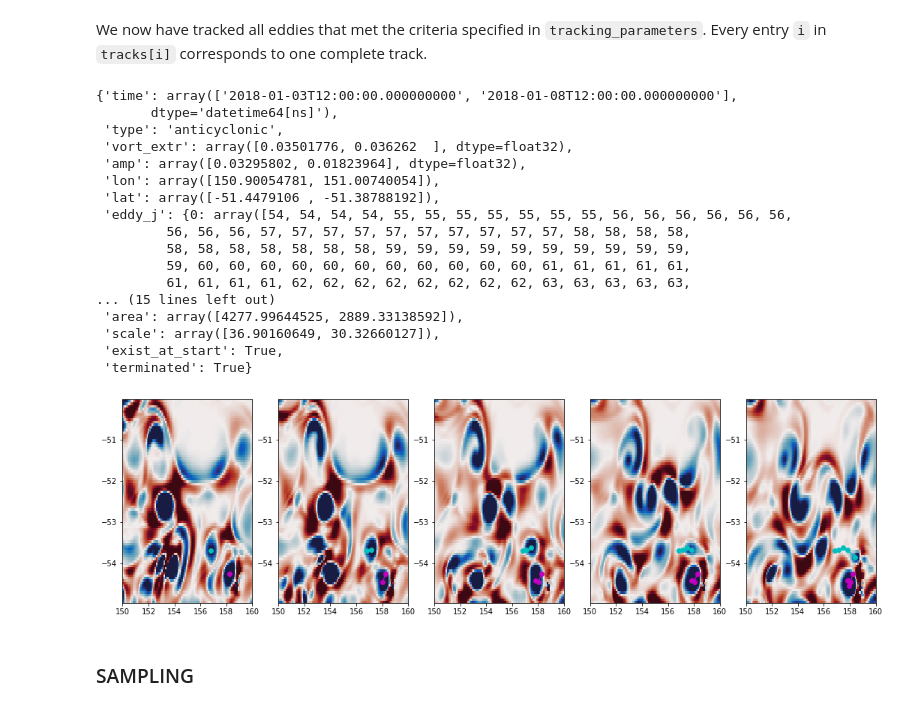
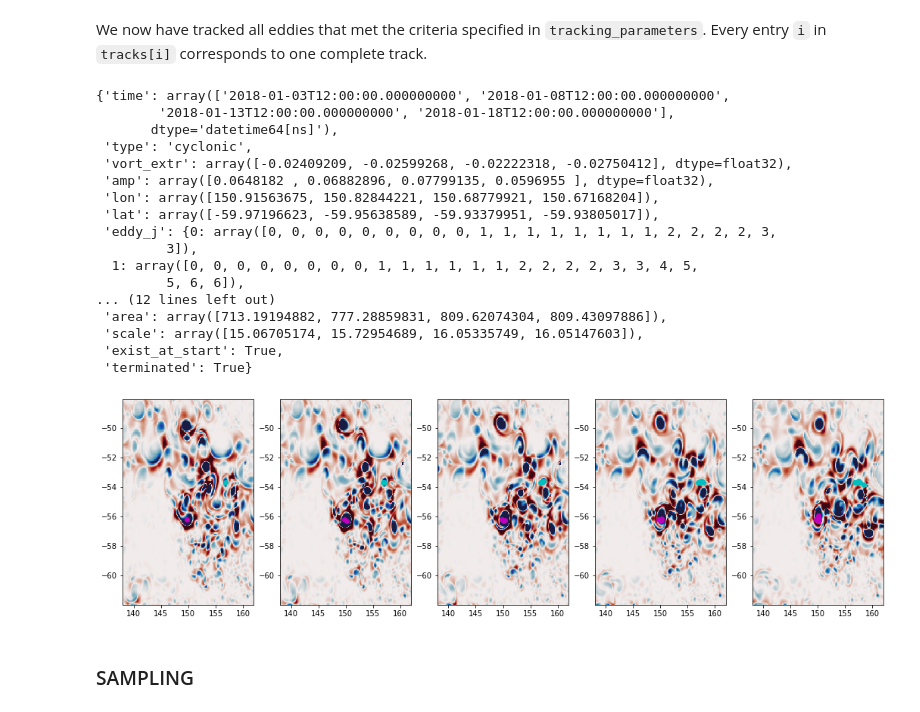
Before and after one commit to marimpacheco/notebooks, a Jupyter notebook: run_eddytools_example.ipynb, the cells around one changed output. Saved outputs shown, nothing was run; the diff lists cells and outputs as text; code cells hidden in the pictures.

```diff
--- a/run_eddytools_example.ipynb
+++ b/run_eddytools_example.ipynb
@@ -206,9 +198,9 @@ Things to note for the setting of `detection_parameters`:
 # Specify parameters for eddy detection
 detection_parameters = {'start_time': '2018-01-01', # time range start
                         'end_time': '2018-12-31', # time range end
-                        'lon1': 150, # minimum longitude of detection region
+                        'lon1': 140, # minimum longitude of detection region
                         'lon2': 160, # maximum longitude
-                        'lat1': -55, # minimum latitude
+                        'lat1': -60, # minimum latitude
                         'lat2': -50, # maximum latitude
                         'min_dep': 1000, # minimum ocean depth where to look for eddies in m
                         'res': 1./10., # resolution of the fields in degree
@@ -287,9 +277,9 @@ Things to note for the setting of `tracking_parameters`:
 tracking_parameters = {'start_time': '2018-01-03', # time range start
                         'end_time': '2018-12-31', # time range end
                         'dt': 5, # temporal resolution of the data in days
-                        'lon1': 150, # minimum longitude of detection region
+                        'lon1': 140, # minimum longitude of detection region
                         'lon2': 160, # maximum longitude
-                        'lat1': -55, # minimum latitude
+                        'lat1': -60, # minimum latitude
                         'lat2': -50, # maximum latitude
                        'dE': 50., # maximum distance of search ellipsis from eddy center in towards the east
                                  # (if set to 0, it will be calculated as (150. / (7. / dt)))
@@ -316,49 +306,49 @@ tracking at time step  66  of  73
 We now have tracked all eddies that met the criteria specified in `tracking_parameters`. Every entry `i` in `tracks[i]` corresponds to one complete track.
 # %%
 # The entries in `track` look like this
-tracks[10]
+tracks[0]
 # %% [output]
-{'time': array(['2018-01-03T12:00:00.000000000', '2018-01-08T12:00:00.000000000'],
+{'time': array(['2018-01-03T12:00:00.000000000', '2018-01-08T12:00:00.000000000',
+        '2018-01-13T12:00:00.000000000', '2018-01-18T12:00:00.000000000'],
        dtype='datetime64[ns]'),
- 'type': 'anticyclonic',
- 'vort_extr': array([0.03501776, 0.036262  ], dtype=float32),
- 'amp': array([0.03295802, 0.01823964], dtype=float32),
- 'lon': array([150.90054781, 151.00740054]),
- 'lat': array([-51.4479106 , -51.38788192]),
- 'eddy_j': {0: array([54, 54, 54, 54, 55, 55, 55, 55, 55, 55, 55, 56, 56, 56, 56, 56, 56,
-         56, 56, 56, 57, 57, 57, 57, 57, 57, 57, 57, 57, 57, 58, 58, 58, 58,
-         58, 58, 58, 58, 58, 58, 58, 59, 59, 59, 59, 59, 59, 59, 59, 59, 59,
-         59, 60, 60, 60, 60, 60, 60, 60, 60, 60, 60, 60, 61, 61, 61, 61, 61,
-         61, 61, 61, 61, 62, 62, 62, 62, 62, 62, 62, 62, 63, 63, 63, 63, 63,
-... (15 lines left out)
- 'area': array([4277.99644525, 2889.33138592]),
- 'scale': array([36.90160649, 30.32660127]),
+ 'type': 'cyclonic',
+ 'vort_extr': array([-0.02409209, -0.02599268, -0.02222318, -0.02750412], dtype=float32),
+ 'amp': array([0.0648182 , 0.06882896, 0.07799135, 0.0596955 ], dtype=float32),
+ 'lon': array([150.91563675, 150.82844221, 150.68779921, 150.67168204]),
+ 'lat': array([-59.97196623, -59.95638589, -59.93379951, -59.93805017]),
+ 'eddy_j': {0: array([0, 0, 0, 0, 0, 0, 0, 0, 0, 1, 1, 1, 1, 1, 1, 1, 1, 2, 2, 2, 2, 3,
+         3]),
+  1: array([0, 0, 0, 0, 0, 0, 0, 0, 1, 1, 1, 1, 1, 1, 2, 2, 2, 2, 3, 3, 4, 5,
+         5, 6, 6]),
+... (12 lines left out)
+ 'area': array([713.19194882, 777.28859831, 809.62074304, 809.43097886]),
+ 'scale': array([15.06705174, 15.72954689, 16.05335749, 16.05147603]),
  'exist_at_start': True,
  'terminated': True}
 # %%
 # To have a look at how the tracking performs, just pick too eddies and see whether they are tracked.
-ed1 = 2
-ed2 = 5
+ed1 = 29
+ed2 = 44
 t = 0
 j = 5
 
 plt.figure(figsize=(18, j))
 
 plot_lon = data_int['lon'].where(data_int['lon'].values > 0, other=data_int['lon'].values + 360)
 
 ed1_lon = tracks[ed1]['lon']
 ed1_lon[ed1_lon < 0] = ed1_lon[ed1_lon < 0] + 360
 ed2_lon = tracks[ed2]['lon']
 ed2_lon[ed2_lon < 0] = ed2_lon[ed2_lon < 0] + 360
 
 for i in np.arange(0, j):
     plt.subplot(1, j, i + 1)
     plt.pcolormesh(plot_lon, data_int.lat, data_int.OW.isel(time=t + i).values,
                    vmin=-0.01, vmax=0.01, cmap=cm.balance)
     plt.plot(ed1_lon[t:t + i+1], tracks[ed1]['lat'][t:t + i+1], marker='o', color='m')
     plt.plot(ed2_lon[t:t + i+1], tracks[ed2]['lat'][t:t + i+1], marker='o', color='c')
 # %% [output]
-[figure, old version]
+[figure, new version]
 # %%
 # We save the tracks for later use
 with open(datapath + 'tracks/'
```
Also changed, not shown: parts of 23 cells of this notebook.
